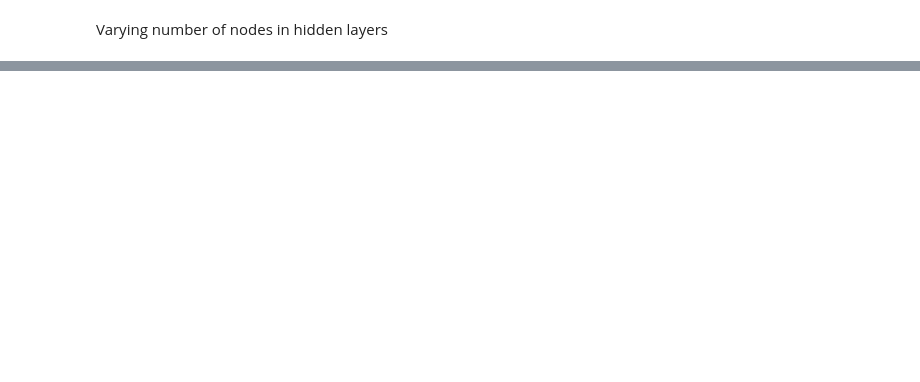
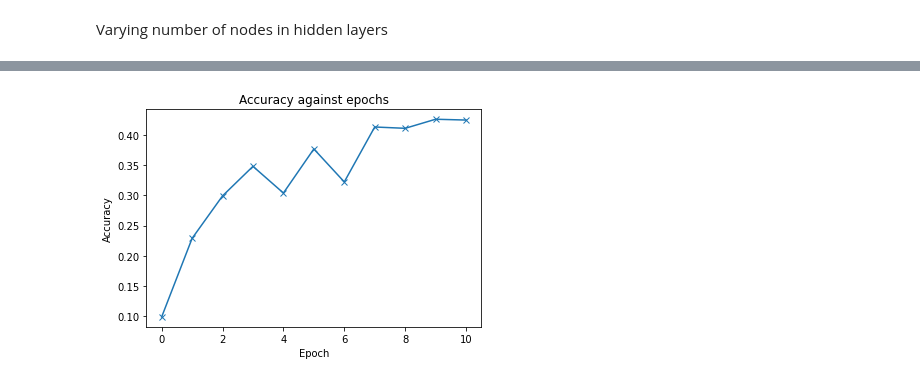
Before and after one commit to EamonnOCearnaigh/NeuralNetworks, a Jupyter notebook: Task 4.ipynb, the cells around one changed output, grey strips where cells are left out. Drawn from its saved outputs; the diff is of its cells as text; code cells hidden in the pictures; blank space fills up the shorter version.

```diff
--- a/Task 4.ipynb
+++ b/Task 4.ipynb
@@ -1072,0 +1306,4 @@ plot_accuracies(history)
+# %%
+plot_accuracies(history)
+# %% [output]
+[figure, added]
```
Also changed, not shown: parts of 65 cells of this notebook.
